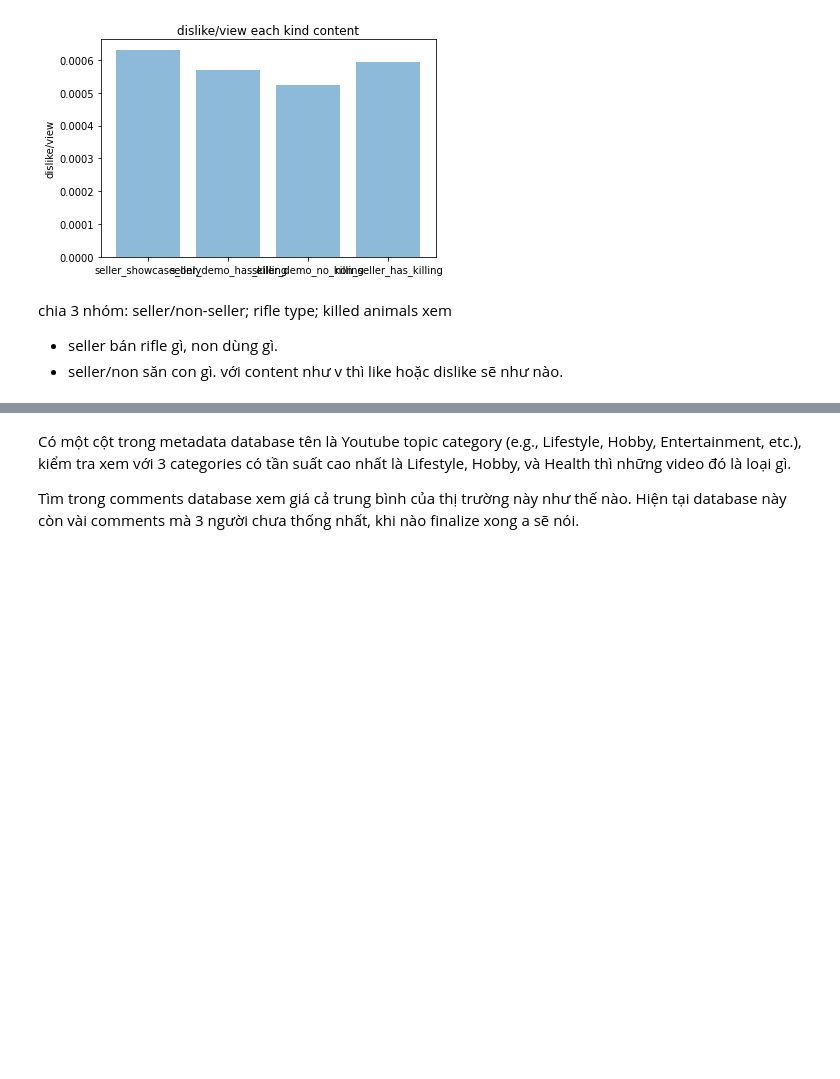
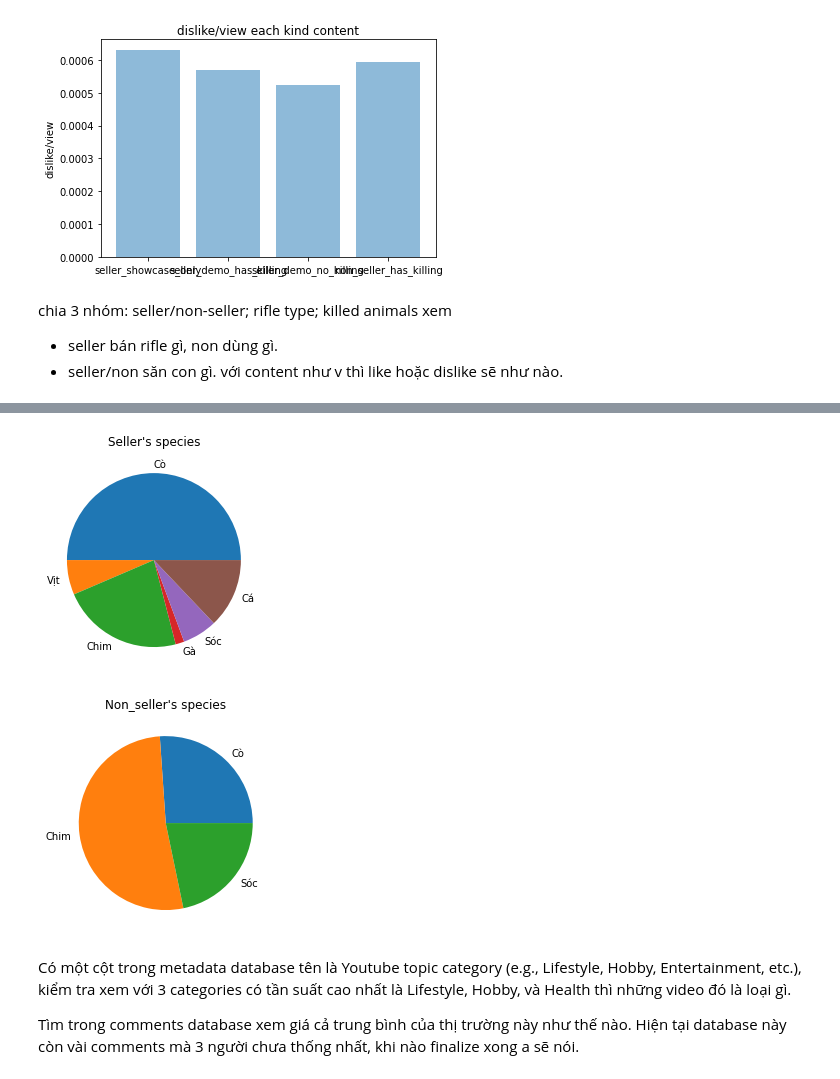
Before and after one commit to hoangantk6/Youtube_Hunting, a Jupyter notebook: 04-Data-Analysis/like and view.ipynb, the cells around one changed output, grey strips where cells are left out. Saved outputs shown, nothing was run; the diff lists cells and outputs as text; code cells hidden in the pictures; blank space fills up the shorter version.

```diff
--- a/04-Data-Analysis/like and view.ipynb
+++ b/04-Data-Analysis/like and view.ipynb
@@ -112,3 +180,45 @@ plt.show()
+# %%
+#Animal Species
+species = {
+    "Cò":['Cò trắng','Cò lửa','Cò ruồi', 'Vạc', 'Diệc xám'],
+    "Vịt":['Vịt trời'],
+    "Chim":['Bông lau họng vạch','Khướu bụi đầu đỏ','Gõ kiến xanh cánh đỏ'
+        ,'Chim lam','Chào mào vàng mào đen','Gõ kiến nâu','Phướn','Chào mào'
+        ,'Cu gáy','Bìm bịp','Chim sáo','Ưng xám','Chèo bẻo rừng'],
+    "Gà":['Gà tiền mặt vàng'],
+    "Sóc":['Sóc bụng đỏ','Sóc'],
+    "Cá":['Cá rô đồng']
+}
+
+seller_species={}
+non_seller_species={}
+
+for i in species.keys():
+    for j in species[i]:
+        if j in seller_animal_dict.keys():
+            if i not in seller_species:
+                seller_species[i] = seller_animal_dict[j]
+            else:
+                seller_species[i] += seller_animal_dict[j]
+
+for i in species.keys():
+    for j in species[i]:
+        if j in non_seller_animal_dict.keys():
+            if i not in non_seller_species:
+                non_seller_species[i] = non_seller_animal_dict[j]
+            else:
+                non_seller_species[i] += non_seller_animal_dict[j]
+
+plt.pie(seller_species.values(), labels=seller_species.keys())
+plt.title("Seller's species")
+plt.show()
+
+plt.pie(non_seller_species.values(), labels=non_seller_species.keys())
+plt.title("Non_seller's species")
+plt.show()
+# %% [output]
+[figure, added]
+[figure, added]
 # %% [markdown]
 Có một cột trong metadata database tên là Youtube topic category (e.g., Lifestyle, Hobby, Entertainment, etc.), kiểm tra xem với 3 categories có tần suất cao nhất là Lifestyle, Hobby, và Health thì những video đó là loại gì.
 
```
Also changed, not shown: parts of 4 cells of this notebook.
